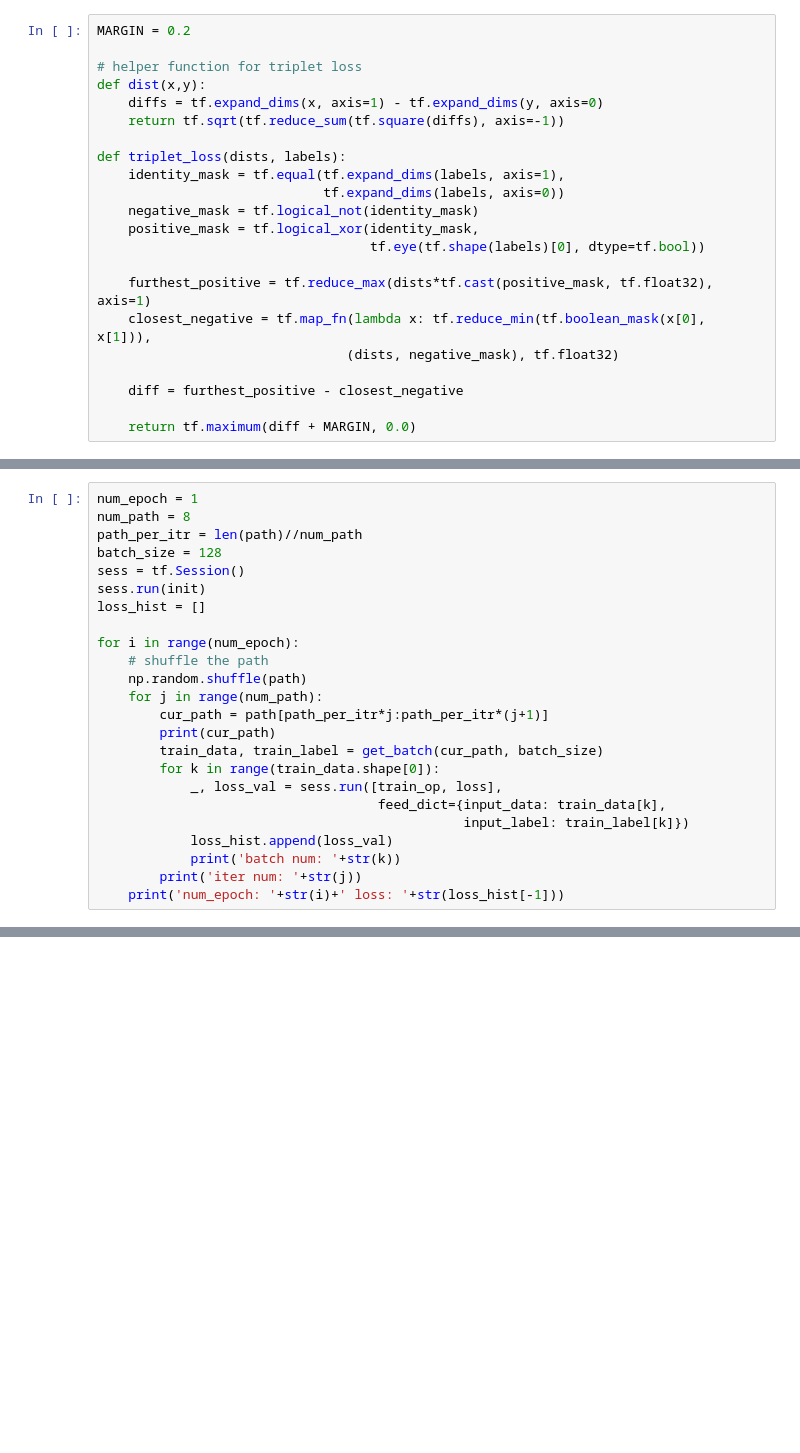
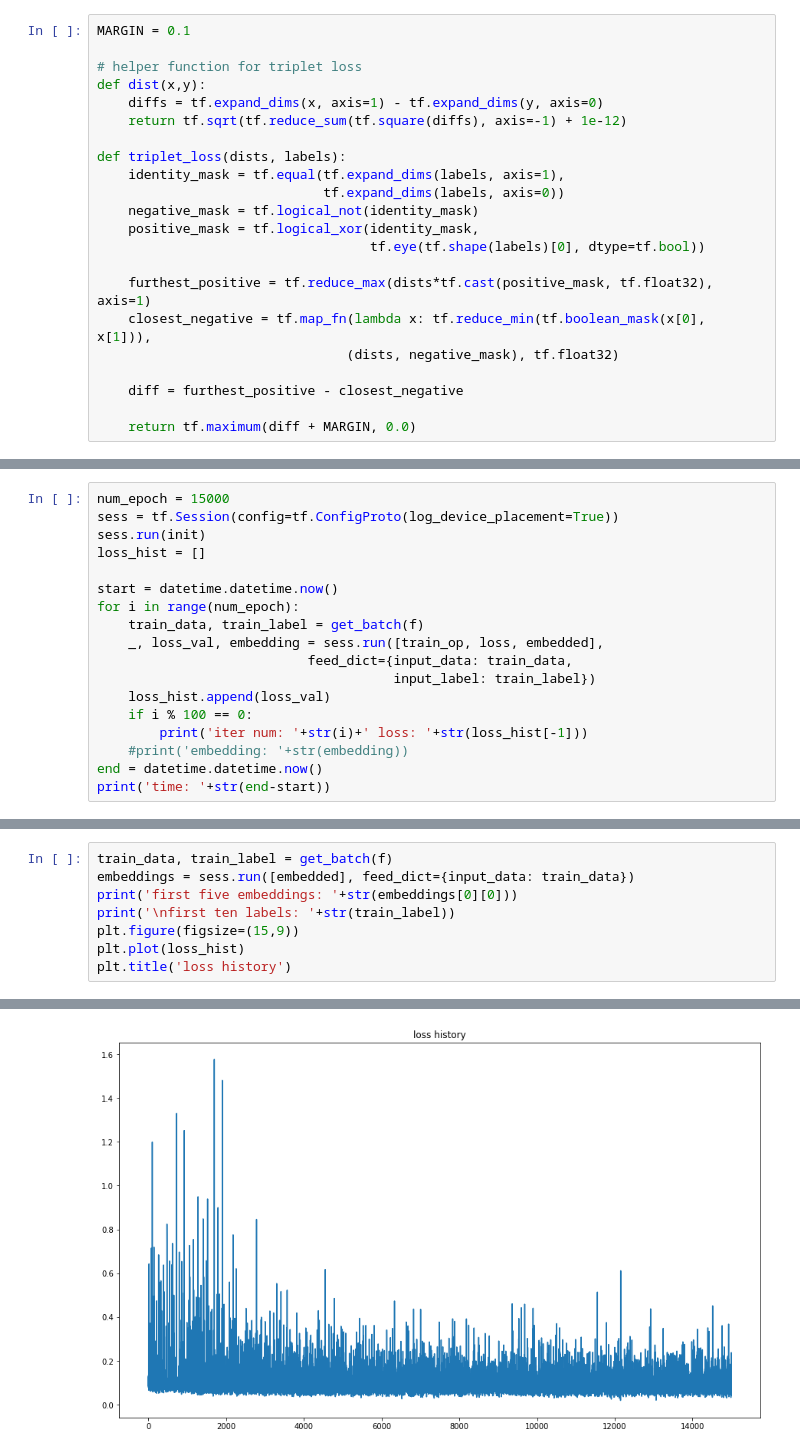
Before and after one commit to jw222/Gravitational-Wave, a Jupyter notebook: Time Series Method.ipynb, the cells around one changed output, grey strips where cells are left out. Saved outputs shown, nothing was run; the diff lists cells and outputs as text; blank space fills up the shorter version.

```diff
--- a/Time Series Method.ipynb
+++ b/Time Series Method.ipynb
@@ -87,10 +112,10 @@ time taken: 0:00:04.809125
 # %%
-MARGIN = 0.2
+MARGIN = 0.1
 
 # helper function for triplet loss
 def dist(x,y):
     diffs = tf.expand_dims(x, axis=1) - tf.expand_dims(y, axis=0)
-    return tf.sqrt(tf.reduce_sum(tf.square(diffs), axis=-1))
+    return tf.sqrt(tf.reduce_sum(tf.square(diffs), axis=-1) + 1e-12)
 
 def triplet_loss(dists, labels):
     identity_mask = tf.equal(tf.expand_dims(labels, axis=1),
@@ -227,25 +439,19 @@ Tensor("flatten_3/Reshape:0", shape=(?, 33056), dtype=float32)
 # %%
-num_epoch = 1
-num_path = 8
-path_per_itr = len(path)//num_path
-batch_size = 128
-sess = tf.Session()
+num_epoch = 15000
+sess = tf.Session(config=tf.ConfigProto(log_device_placement=True))
 sess.run(init)
 loss_hist = []
 
+start = datetime.datetime.now()
 for i in range(num_epoch):
-    # shuffle the path
-    np.random.shuffle(path)
-    for j in range(num_path):
-        cur_path = path[path_per_itr*j:path_per_itr*(j+1)]
-        print(cur_path)
-        train_data, train_label = get_batch(cur_path, batch_size)
-        for k in range(train_data.shape[0]):
-            _, loss_val = sess.run([train_op, loss],
-                                    feed_dict={input_data: train_data[k],
-                                               input_label: train_label[k]})
-            loss_hist.append(loss_val)
-            print('batch num: '+str(k))
-        print('iter num: '+str(j))
-    print('num_epoch: '+str(i)+' loss: '+str(loss_hist[-1]))
+    train_data, train_label = get_batch(f)
+    _, loss_val, embedding = sess.run([train_op, loss, embedded],
+                           feed_dict={input_data: train_data,
+                                      input_label: train_label})
+    loss_hist.append(loss_val)
+    if i % 100 == 0:
+        print('iter num: '+str(i)+' loss: '+str(loss_hist[-1]))
+    #print('embedding: '+str(embedding))
+end = datetime.datetime.now()
+print('time: '+str(end-start))
 # %% [output]
@@ -264,0 +481,9 @@ num music: 11
+# %%
+train_data, train_label = get_batch(f)
+embeddings = sess.run([embedded], feed_dict={input_data: train_data})
+print('first five embeddings: '+str(embeddings[0][0]))
+print('\nfirst ten labels: '+str(train_label))
+plt.figure(figsize=(15,9))
+plt.plot(loss_hist)
+plt.title('loss history')
+# %% [output]
@@ -264,0 +506 @@ num music: 11
+[figure, added]
```
Also changed, not shown: parts of 19 cells of this notebook, 1 other file.
